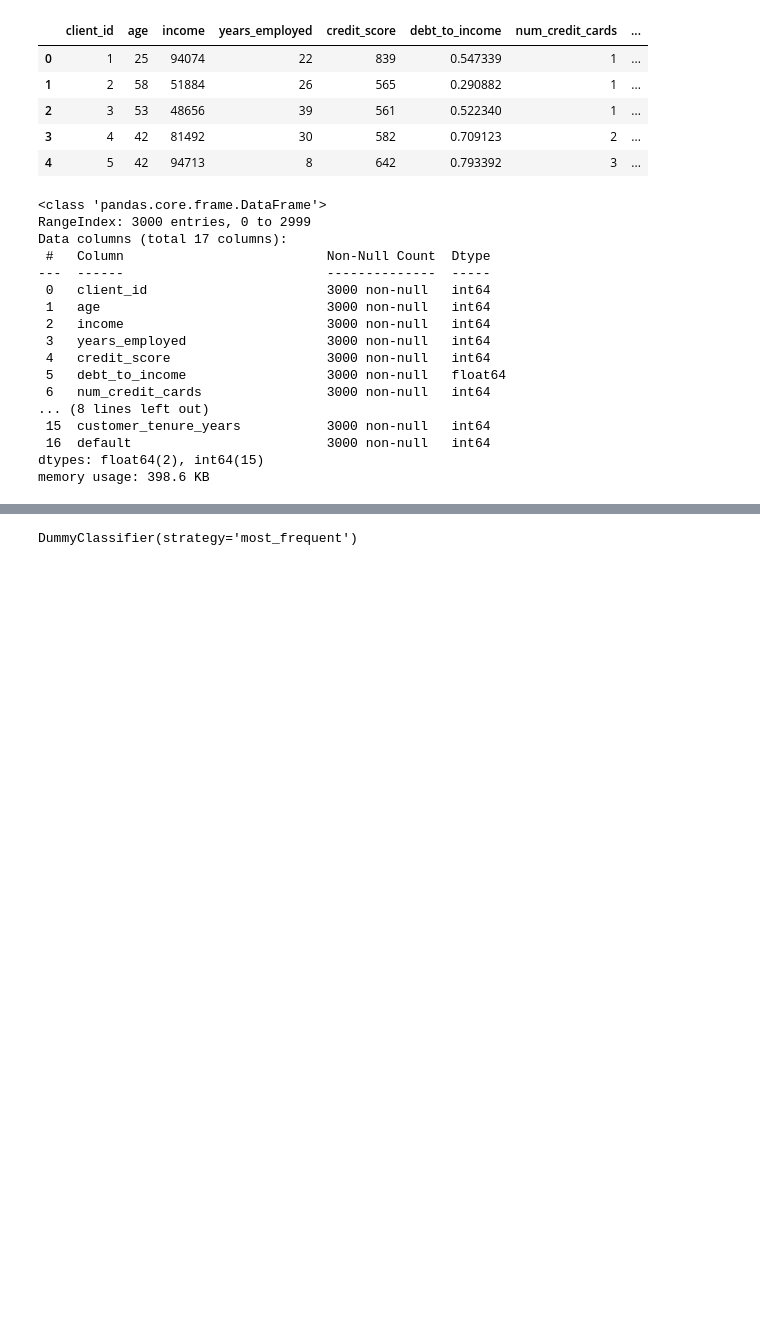
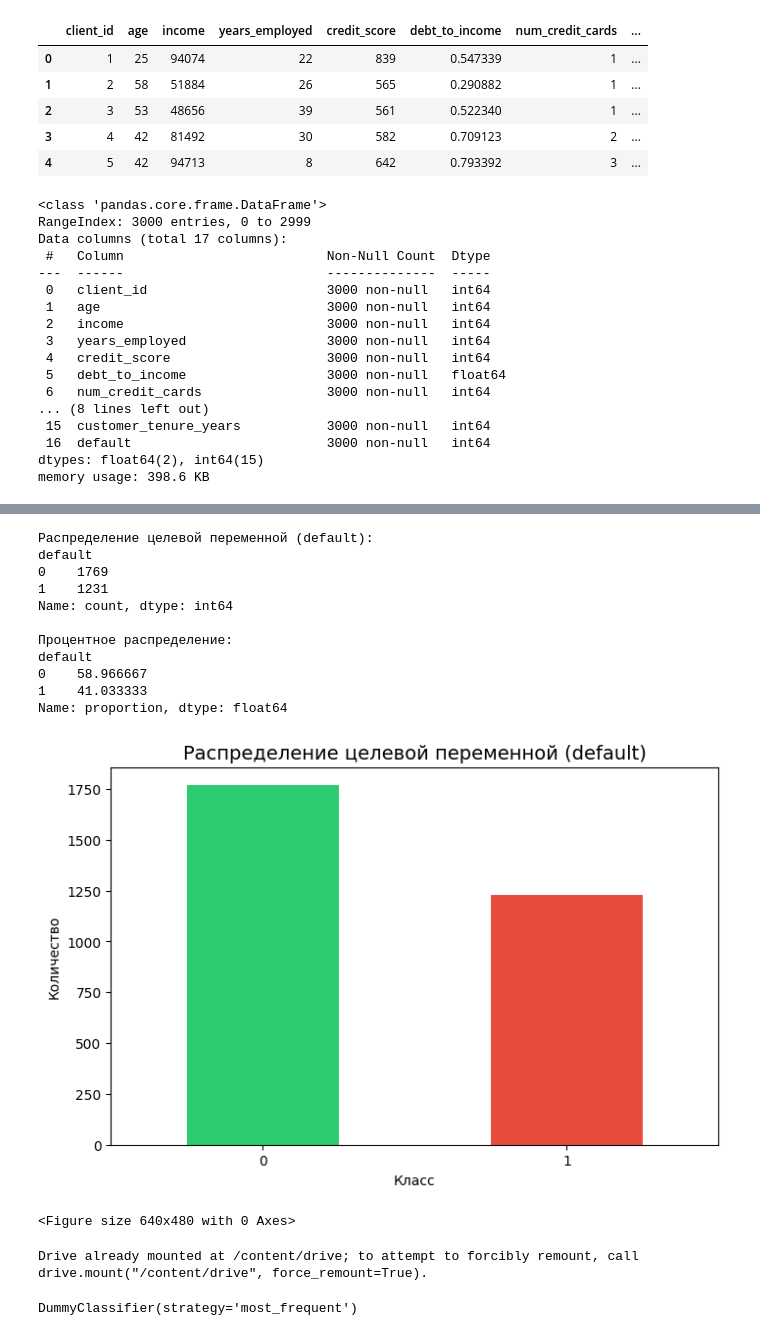
Before and after one commit to JaydenPears/aie-learning, a Jupyter notebook: homeworks/HW05/HW05.ipynb, the cells around one changed output, grey strips where cells are left out. Drawn from its saved outputs; the diff is of its cells as text; code cells hidden in the pictures; blank space fills up the shorter version.

```diff
--- a/homeworks/HW05/HW05.ipynb
+++ b/homeworks/HW05/HW05.ipynb
@@ -57,6 +57,42 @@ df.describe()
 | 50% | 1500.500000 | 45.000000 | 69784.500000 | 20.000000 | 647.000000 | 0.261726 | 3.000000 | ... |
 | 75% | 2250.250000 | 57.000000 | 85874.250000 | 29.000000 | 697.000000 | 0.388886 | 6.000000 | ... |
 | max | 3000.000000 | 69.000000 | 156351.000000 | 39.000000 | 850.000000 | 0.878343 | 7.000000 | ... |
+# %%
+target_counts = df['default'].value_counts()
+print("Распределение целевой переменной (default):")
+print(target_counts)
+
+target_pct = df['default'].value_counts(normalize=True) * 100
+print("\nПроцентное распределение:")
+print(target_pct)
+
+plt.figure(figsize=(8, 5))
+target_counts.plot(kind='bar', color=['#2ecc71', '#e74c3c'])
+plt.title('Распределение целевой переменной (default)', fontsize=14)
+plt.xlabel('Класс')
+plt.ylabel('Количество')
+plt.xticks(rotation=0)
+plt.show()
+plt.savefig('figures/target_distribution.png', dpi=300, bbox_inches='tight')
+# %% [output]
+Распределение целевой переменной (default):
+default
+0    1769
+1    1231
+Name: count, dtype: int64
+
+Процентное распределение:
+default
+0    58.966667
+1    41.033333
+Name: proportion, dtype: float64
+[figure, added]
+<Figure size 640x480 with 0 Axes>
+# %%
+from google.colab import drive
+drive.mount('/content/drive')
+# %% [output]
+Drive already mounted at /content/drive; to attempt to forcibly remount, call drive.mount("/content/drive", force_remount=True).
 # %%
 X = df.drop(columns=['client_id', 'default'])
 y = df['default']
```
Also changed, not shown: parts of 1 cell of this notebook, 1 other file.
